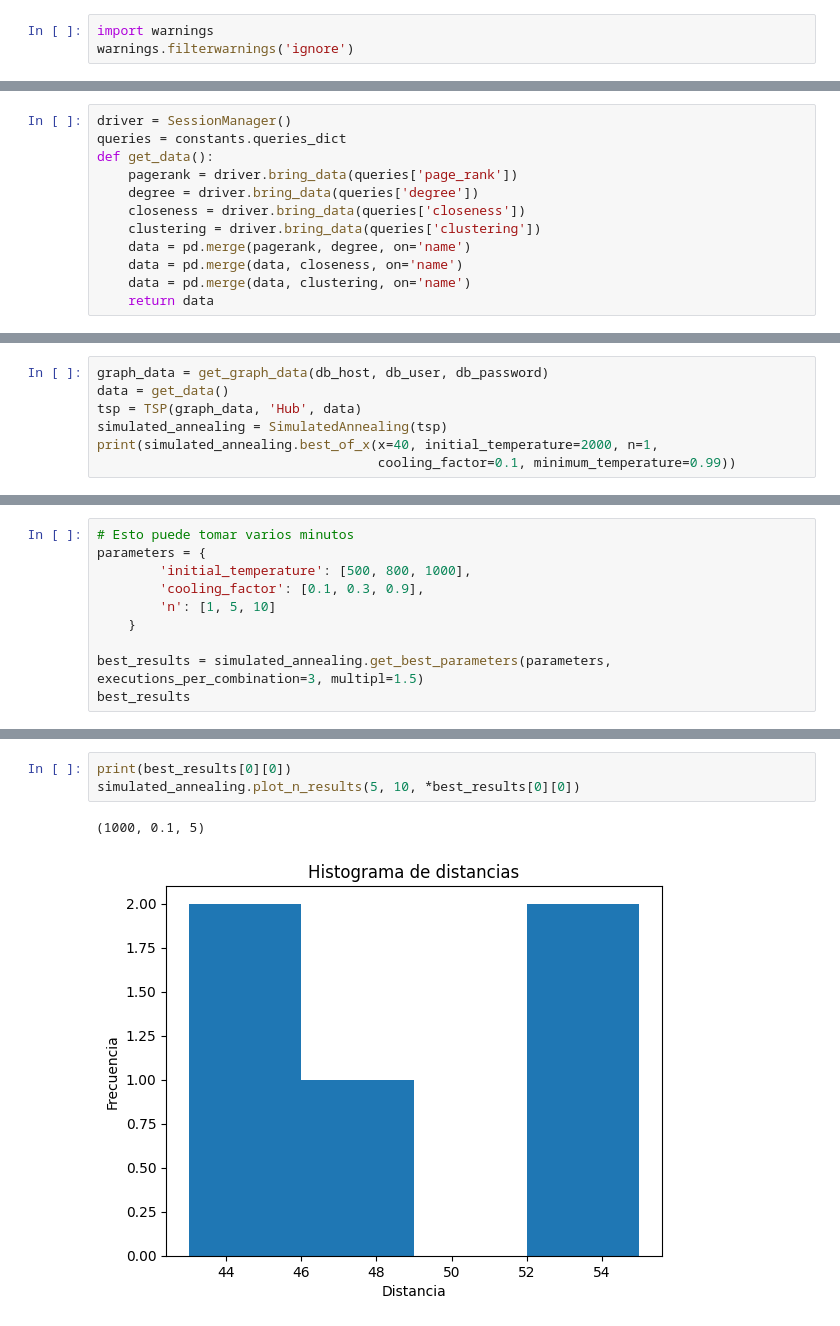
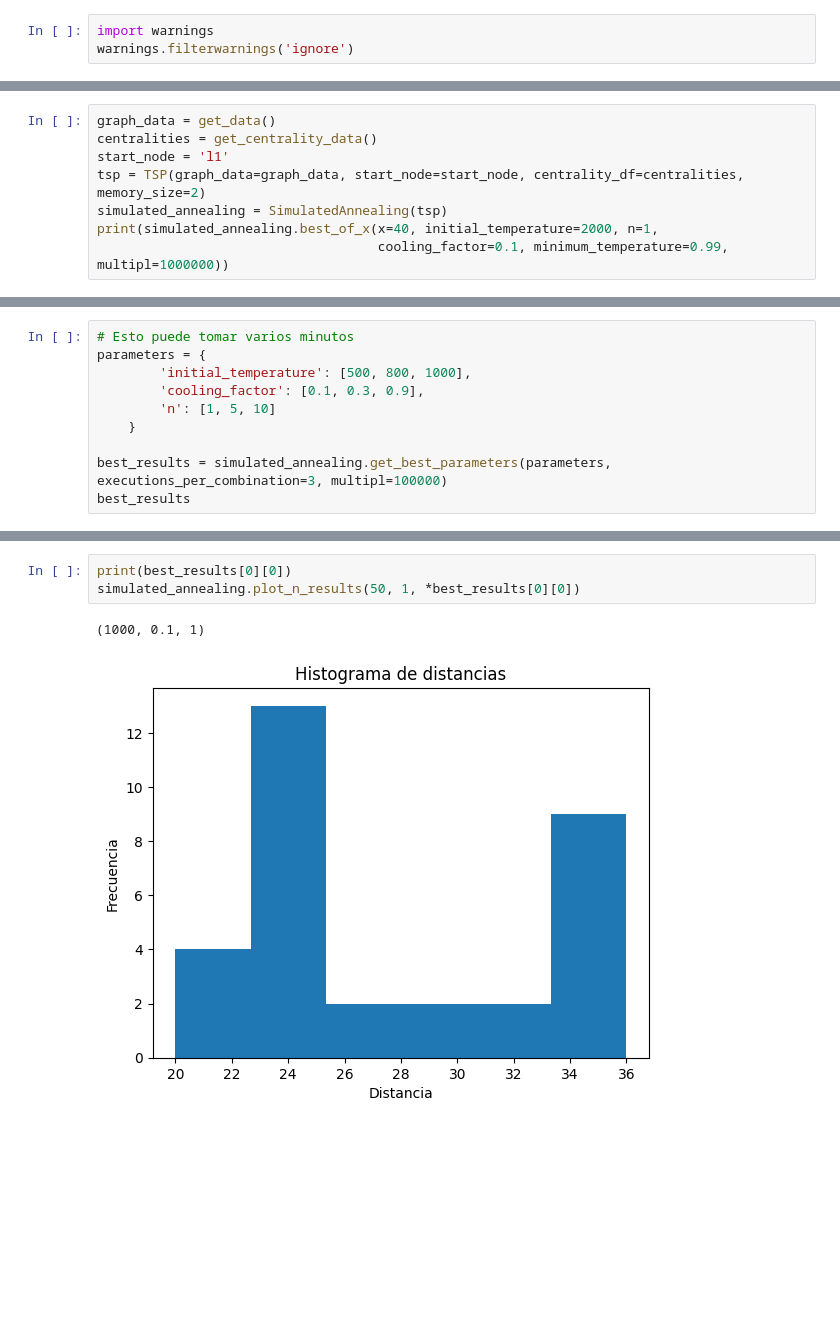
Before and after one commit to Ing-jdum/TSP, a Jupyter notebook: proyecto.ipynb, the cells around one changed output, grey strips where cells are left out. Cells and saved outputs as stored; diff of their text form; blank space fills up the shorter version.

```diff
--- a/proyecto.ipynb
+++ b/proyecto.ipynb
@@ -30,12 +15,0 @@ ClientError: {code: Neo.ClientError.Procedure.ProcedureCallFailed} {message: Fai
-# %%
-driver = SessionManager()
-queries = constants.queries_dict
-def get_data():
-    pagerank = driver.bring_data(queries['page_rank'])
-    degree = driver.bring_data(queries['degree'])
-    closeness = driver.bring_data(queries['closeness'])
-    clustering = driver.bring_data(queries['clustering'])
-    data = pd.merge(pagerank, degree, on='name')
-    data = pd.merge(data, closeness, on='name')
-    data = pd.merge(data, clustering, on='name')
-    return data
@@ -42,8 +23,9 @@ def get_data():
 # %%
-graph_data = get_graph_data(db_host, db_user, db_password)
-data = get_data()
-tsp = TSP(graph_data, 'Hub', data)
+graph_data = get_data()
+centralities = get_centrality_data()
+start_node = 'l1'
+tsp = TSP(graph_data=graph_data, start_node=start_node, centrality_df=centralities, memory_size=2)
 simulated_annealing = SimulatedAnnealing(tsp)
 print(simulated_annealing.best_of_x(x=40, initial_temperature=2000, n=1,
-                                    cooling_factor=0.1, minimum_temperature=0.99))
+                                    cooling_factor=0.1, minimum_temperature=0.99, multipl=1000000))
 # %% [output]
@@ -56,6 +38,6 @@ parameters = {
         'n': [1, 5, 10]
     }
 
-best_results = simulated_annealing.get_best_parameters(parameters, executions_per_combination=3, multipl=1.5)
+best_results = simulated_annealing.get_best_parameters(parameters, executions_per_combination=3, multipl=100000)
 best_results
 # %% [output]
@@ -79,6 +61,6 @@ best_results
 # %%
 print(best_results[0][0])
-simulated_annealing.plot_n_results(5, 10, *best_results[0][0])
+simulated_annealing.plot_n_results(50, 1, *best_results[0][0])
 # %% [output]
-(1000, 0.1, 5)
+(1000, 0.1, 1)
-[figure, old version]
+[figure, new version]
```
Also changed, not shown: parts of 15 cells of this notebook, 4 other files.
